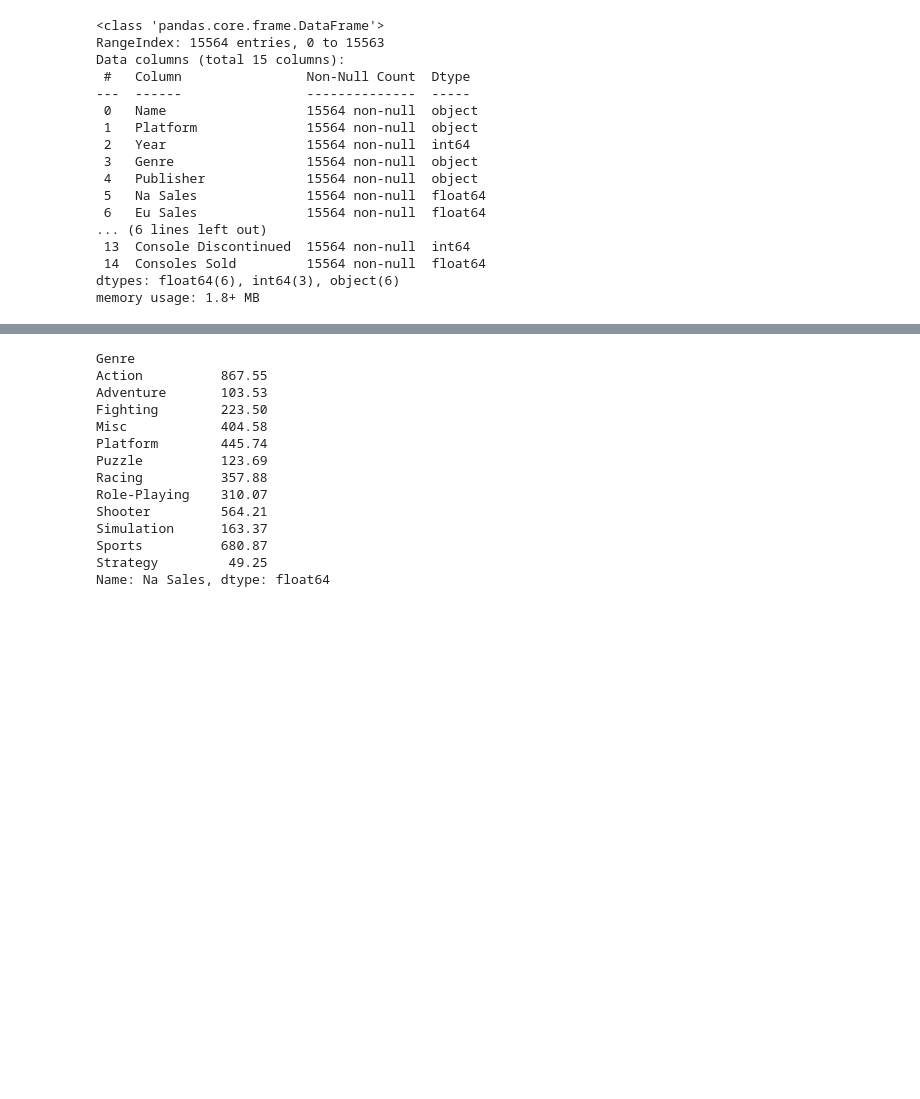
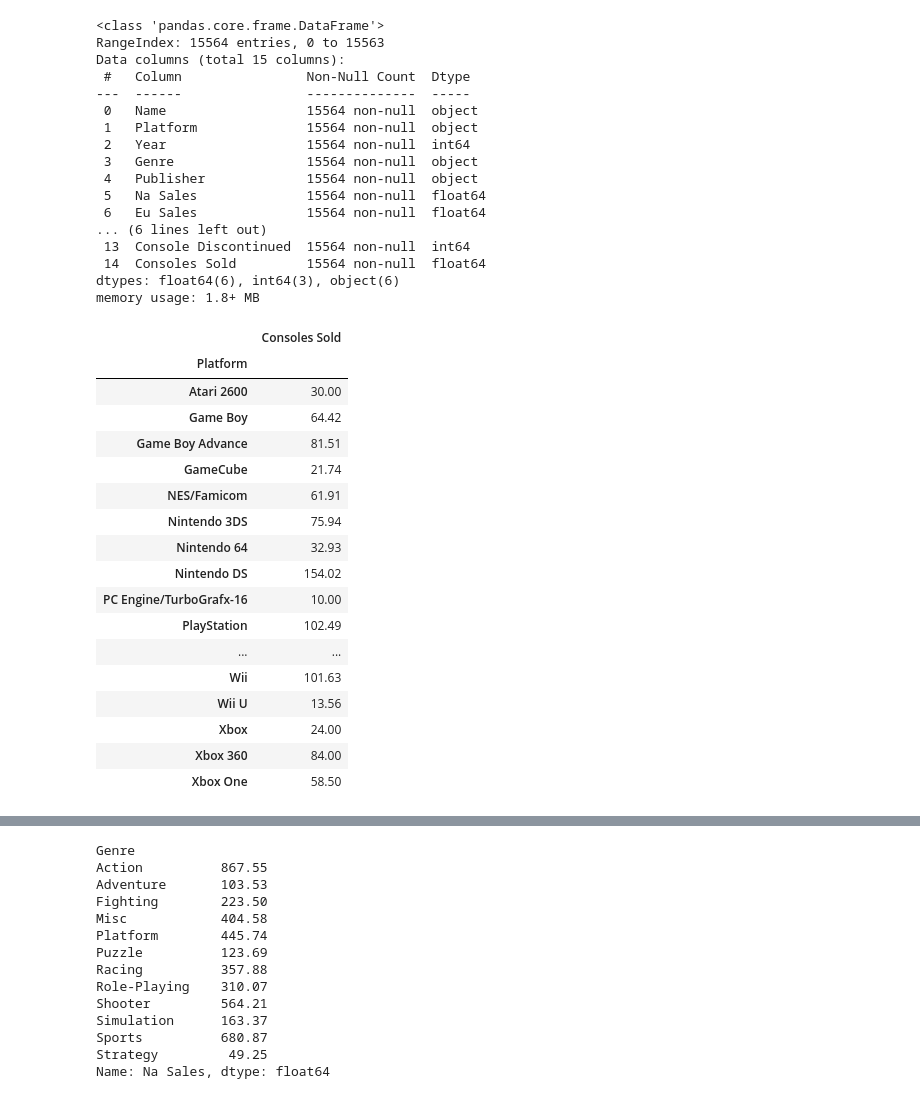
Before and after one commit to V-Pool/vg_sales, a Jupyter notebook: sales.ipynb, the cells around one changed output, grey strips where cells are left out. Saved outputs shown, nothing was run; the diff lists cells and outputs as text; code cells hidden in the pictures; blank space fills up the shorter version.

```diff
--- a/sales.ipynb
+++ b/sales.ipynb
@@ -316,3 +316,25 @@ Data columns (total 15 columns):
  14  Consoles Sold         15564 non-null  float64
 dtypes: float64(6), int64(3), object(6)
 memory usage: 1.8+ MB
+# %%
+console_pivot = pd.pivot_table(merged_col_rename, index='Platform', values='Consoles Sold', aggfunc='max')
+console_pivot
+# %% [output]
+|  | Consoles Sold |
+| Platform |  |
+| Atari 2600 | 30.00 |
+| Game Boy | 64.42 |
+| Game Boy Advance | 81.51 |
+| GameCube | 21.74 |
+| NES/Famicom | 61.91 |
+| Nintendo 3DS | 75.94 |
+| Nintendo 64 | 32.93 |
+| Nintendo DS | 154.02 |
+| PC Engine/TurboGrafx-16 | 10.00 |
+| PlayStation | 102.49 |
+| ... | ... |
+| Wii | 101.63 |
+| Wii U | 13.56 |
+| Xbox | 24.00 |
+| Xbox 360 | 84.00 |
+| Xbox One | 58.50 |
```
Also changed, not shown: parts of 4 cells of this notebook.
